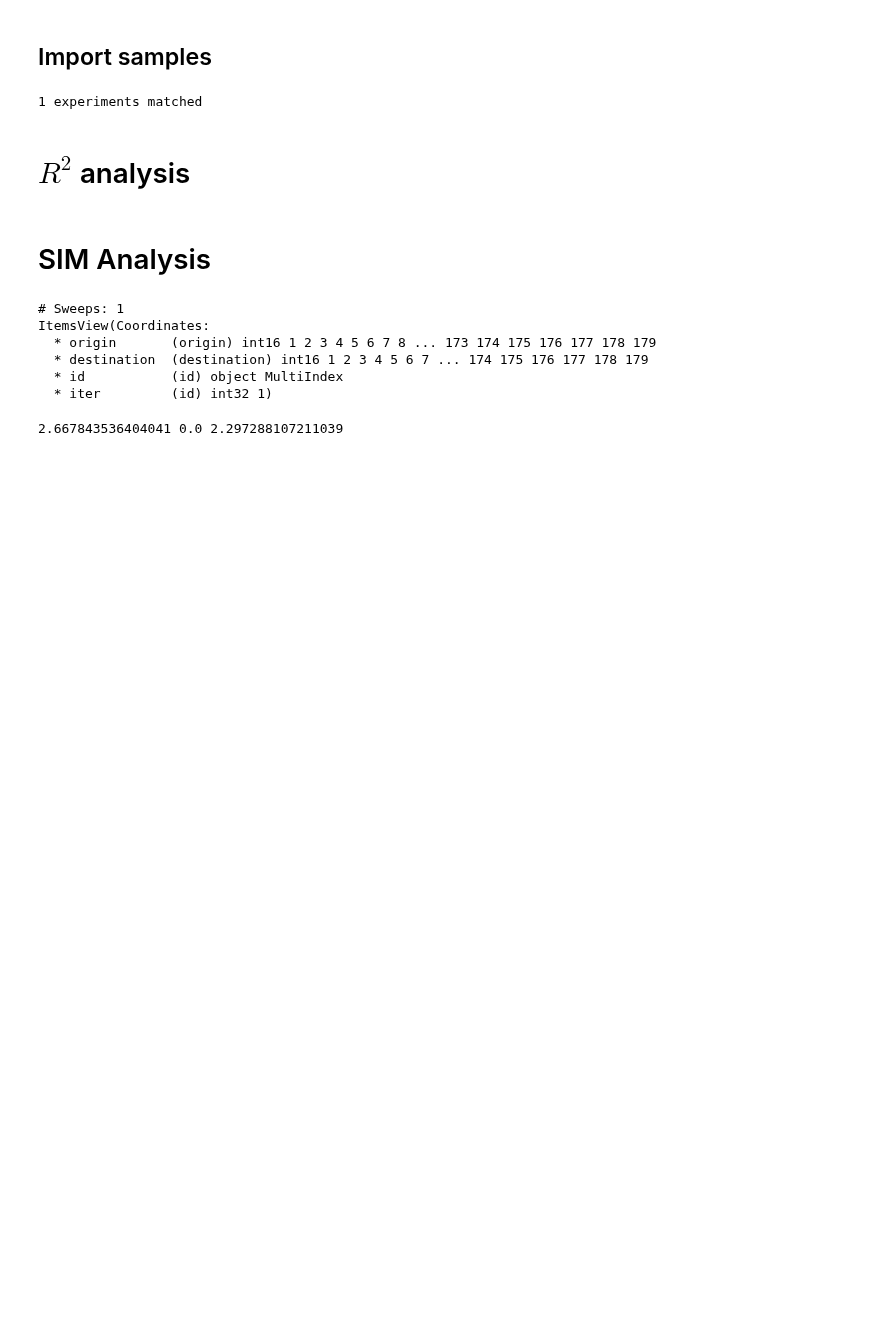
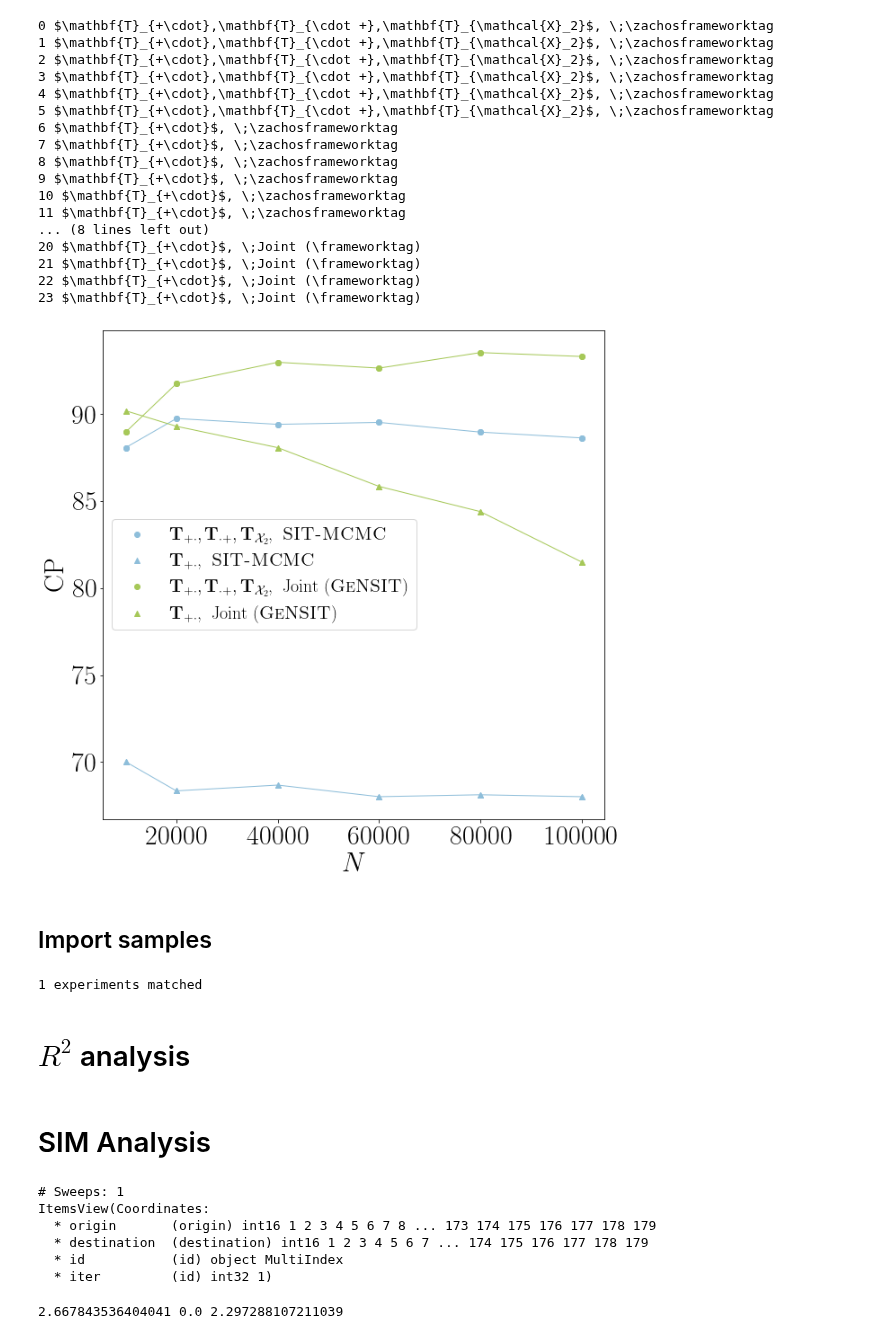
Before and after one commit to YannisZa/GeNSIT, a Jupyter notebook: notebooks/Reading outputs (work in progress).ipynb, the cells around one changed output. Cells and saved outputs as stored; diff of their text form; code cells hidden in the pictures; blank space fills up the shorter version.

```diff
--- a/notebooks/Reading outputs (work in progress).ipynb
+++ b/notebooks/Reading outputs (work in progress).ipynb
@@ -30,3 +149,55 @@ from gensit.contingency_table.contingency_table_mcmc import ContingencyTableMark
+# %%
+fig,ax = plt.subplots(figsize=settings['figure_size'])
+cs = ['#8ebeda', '#8ebeda', '#a6c858', '#a6c858']#'#8ebeda' '#a6c858', '#ca4a58', '#e0ad41'
+markers = ['o','^','o','^']
+for jindx, j in enumerate(list(range(0,len(cs)*6,6))):
+    # print(jindx,(j,j+6))
+    for i in range(j,j+6):
+        print(i,(data_slice['label'][i]+', \;'+data_slice['newlabel'][i]).replace(", $\\sigma = 0.014$",""))
+        _ = ax.scatter(
+            list(map(int,data_slice['newx']))[i],
+            100*(np.log(data_slice['marker_size'][i])+2)/8,
+            linewidth = 1.0,
+            alpha=1.0,
+            c = cs[jindx],
+            marker = markers[jindx],
+            label = (data_slice['label'][i]+', \;'+data_slice['newlabel'][i]).replace(", $\\sigma = 0.014$",""),
+        )
+    _ = ax.plot(
+        list(map(int,data_slice['newx']))[slice(j,j+6)],
+        100*(np.log(data_slice['marker_size'][slice(j,j+6)])+2)/8,
+        linewidth = 1.0,
+        c = cs[jindx],
+        marker = markers[jindx]
+    )
+ax.tick_params(labelsize=fontsize)
+plt.xlabel(r'$N$',fontsize=fontsize)
+plt.ylabel(r'CP',fontsize=fontsize)
+handles, labels = plt.gca().get_legend_handles_labels()
+by_label = dict(zip(labels, handles))
+_ = plt.legend(by_label.values(), by_label.keys(),fontsize=20)
+# fig.tight_layout(rect=(0, 0, 0.7, 1.1))
+plt.show()
+write_figure(fig,cpoutputpath,filename_ending=settings['filename_ending'],figure_format='pdf')
+# %% [output]
+0 $\mathbf{T}_{+\cdot},\mathbf{T}_{\cdot +},\mathbf{T}_{\mathcal{X}_2}$, \;\zachosframeworktag
+1 $\mathbf{T}_{+\cdot},\mathbf{T}_{\cdot +},\mathbf{T}_{\mathcal{X}_2}$, \;\zachosframeworktag
+2 $\mathbf{T}_{+\cdot},\mathbf{T}_{\cdot +},\mathbf{T}_{\mathcal{X}_2}$, \;\zachosframeworktag
+3 $\mathbf{T}_{+\cdot},\mathbf{T}_{\cdot +},\mathbf{T}_{\mathcal{X}_2}$, \;\zachosframeworktag
+4 $\mathbf{T}_{+\cdot},\mathbf{T}_{\cdot +},\mathbf{T}_{\mathcal{X}_2}$, \;\zachosframeworktag
+5 $\mathbf{T}_{+\cdot},\mathbf{T}_{\cdot +},\mathbf{T}_{\mathcal{X}_2}$, \;\zachosframeworktag
+6 $\mathbf{T}_{+\cdot}$, \;\zachosframeworktag
+7 $\mathbf{T}_{+\cdot}$, \;\zachosframeworktag
+8 $\mathbf{T}_{+\cdot}$, \;\zachosframeworktag
+9 $\mathbf{T}_{+\cdot}$, \;\zachosframeworktag
+10 $\mathbf{T}_{+\cdot}$, \;\zachosframeworktag
+11 $\mathbf{T}_{+\cdot}$, \;\zachosframeworktag
+... (8 lines left out)
+20 $\mathbf{T}_{+\cdot}$, \;Joint (\frameworktag)
+21 $\mathbf{T}_{+\cdot}$, \;Joint (\frameworktag)
+22 $\mathbf{T}_{+\cdot}$, \;Joint (\frameworktag)
+23 $\mathbf{T}_{+\cdot}$, \;Joint (\frameworktag)
+[figure, added]
 # %% [markdown]
 ## Import samples
 # %%
```
Also changed, not shown: parts of 10 cells of this notebook, 16 other files.
